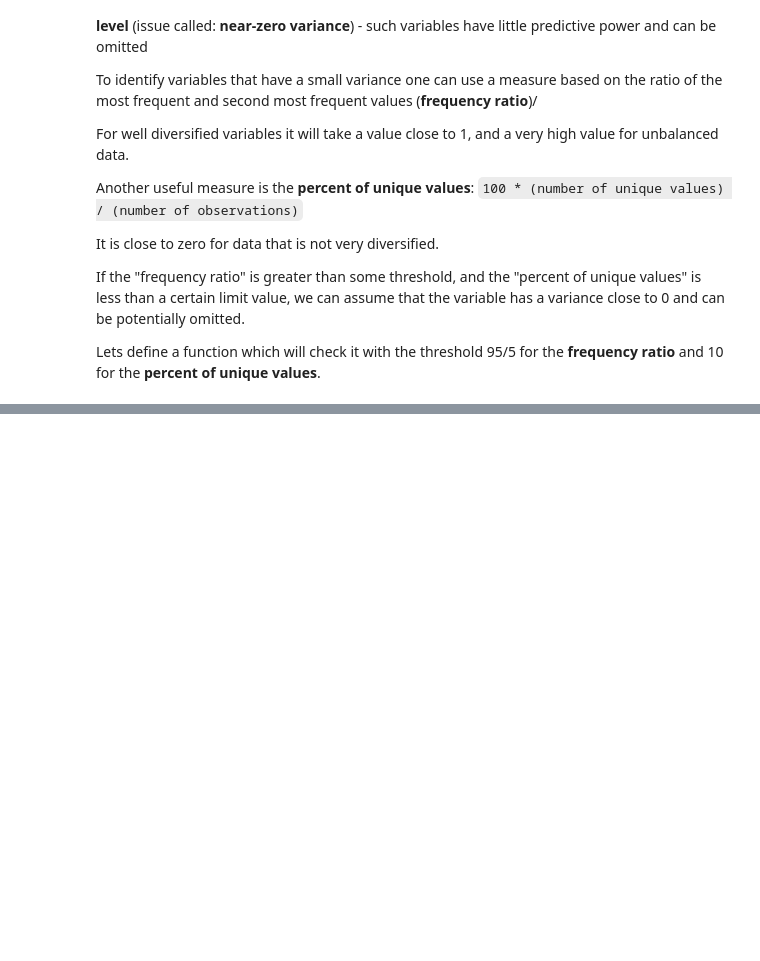
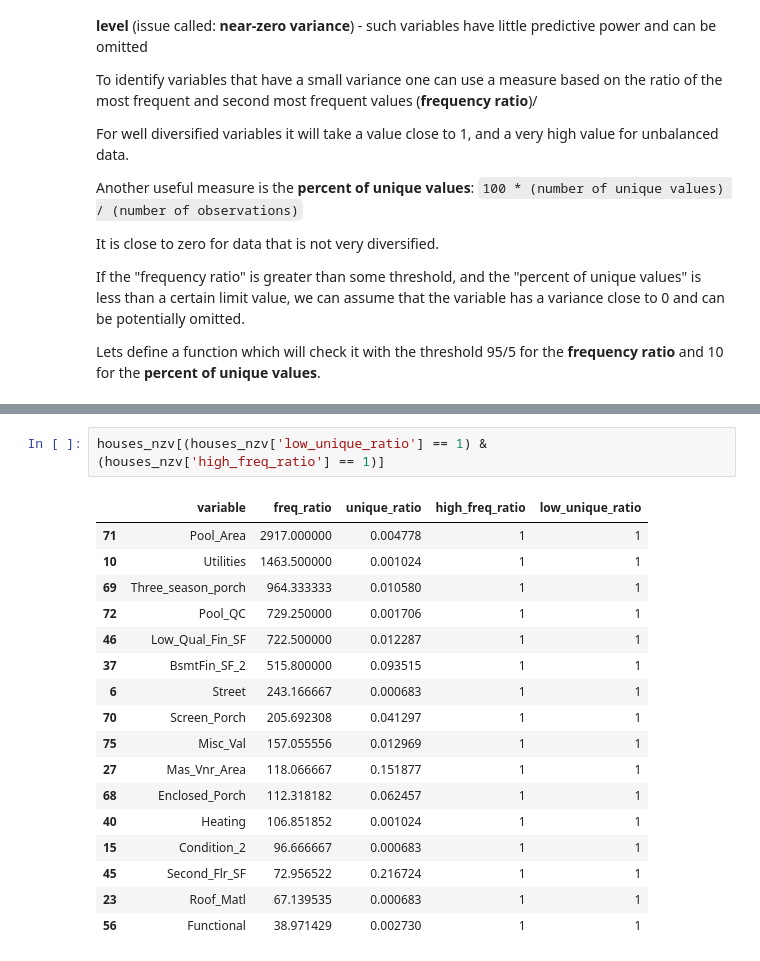
Before and after one commit to Mukhammadkodir27/Machine-Learning-Deep-Dive, a Jupyter notebook: Data-preparation/data-preparation.ipynb, the cells around one changed output, grey strips where cells are left out. Cells and saved outputs as stored; diff of their text form; blank space fills up the shorter version.

```diff
--- a/Data-preparation/data-preparation.ipynb
+++ b/Data-preparation/data-preparation.ipynb
@@ -228,0 +290,20 @@ Lets define a function which will check it with the threshold 95/5 for the **fre
+# %%
+houses_nzv[(houses_nzv['low_unique_ratio'] == 1) & (houses_nzv['high_freq_ratio'] == 1)]
+# %% [output]
+|  | variable | freq_ratio | unique_ratio | high_freq_ratio | low_unique_ratio |
+| 71 | Pool_Area | 2917.000000 | 0.004778 | 1 | 1 |
+| 10 | Utilities | 1463.500000 | 0.001024 | 1 | 1 |
+| 69 | Three_season_porch | 964.333333 | 0.010580 | 1 | 1 |
+| 72 | Pool_QC | 729.250000 | 0.001706 | 1 | 1 |
+| 46 | Low_Qual_Fin_SF | 722.500000 | 0.012287 | 1 | 1 |
+| 37 | BsmtFin_SF_2 | 515.800000 | 0.093515 | 1 | 1 |
+| 6 | Street | 243.166667 | 0.000683 | 1 | 1 |
+| 70 | Screen_Porch | 205.692308 | 0.041297 | 1 | 1 |
+| 75 | Misc_Val | 157.055556 | 0.012969 | 1 | 1 |
+| 27 | Mas_Vnr_Area | 118.066667 | 0.151877 | 1 | 1 |
+| 68 | Enclosed_Porch | 112.318182 | 0.062457 | 1 | 1 |
+| 40 | Heating | 106.851852 | 0.001024 | 1 | 1 |
+| 15 | Condition_2 | 96.666667 | 0.000683 | 1 | 1 |
+| 45 | Second_Flr_SF | 72.956522 | 0.216724 | 1 | 1 |
+| 23 | Roof_Matl | 67.139535 | 0.000683 | 1 | 1 |
+| 56 | Functional | 38.971429 | 0.002730 | 1 | 1 |
```
Also changed, not shown: parts of 37 cells of this notebook, 2 other files.
